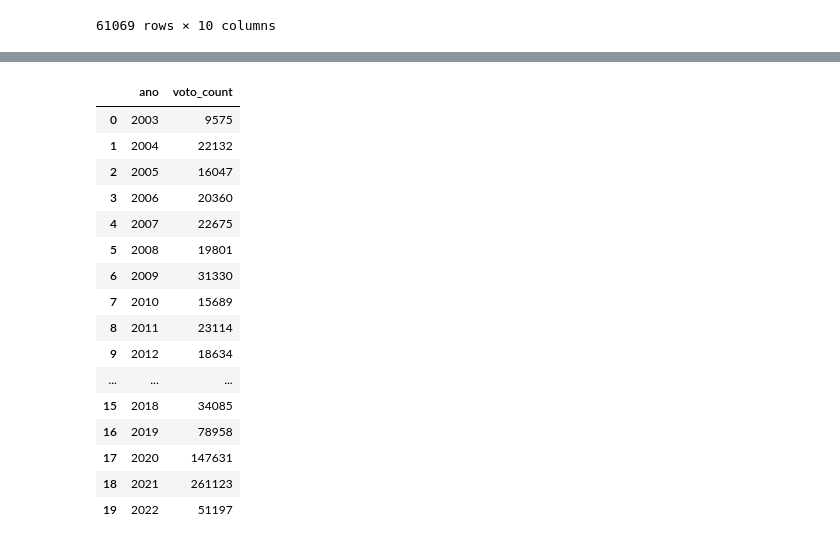
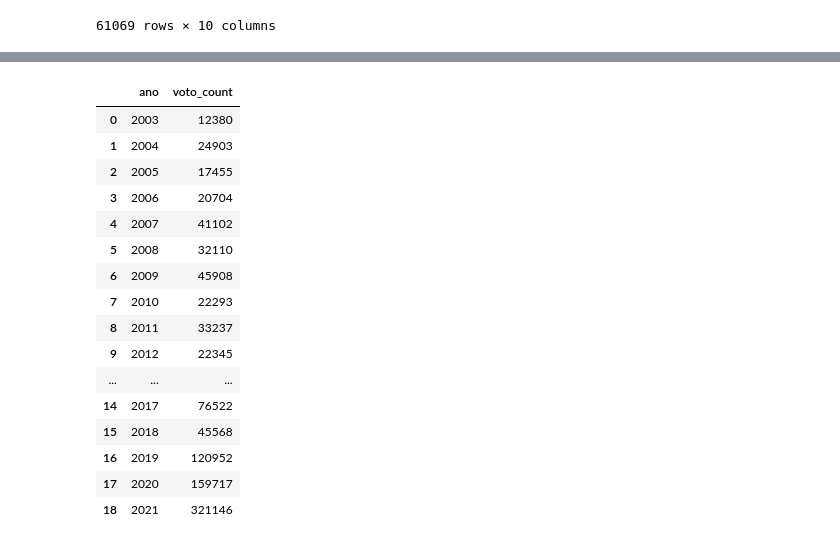
Before and after one commit to guilhermebezerrads/visualizacao-de-dados, a Jupyter notebook: Processamento & Exploração - Guilherme.ipynb, the cells around one changed output, grey strips where cells are left out. Cells and saved outputs as stored; diff of their text form; code cells hidden in the pictures.

```diff
--- a/Processamento & Exploração - Guilherme.ipynb
+++ b/Processamento & Exploração - Guilherme.ipynb
@@ -123,3 +123,7 @@ dv
 # %%
 dv.columns = ['idVotacao', 'data', 'voto', 'id', 'nome',
        'partido', 'UF', 'voto_count', 'orientacao', 'posicionamento']
+
+dv["ano"] = pd.DatetimeIndex(dv['data']).year
+
+dv = dv.query("ano > 2002")
@@ -163,21 +207,22 @@ new_dv.query("voto != orientacao and orientacao != 0")
 # %%
-votos_por_ano = new_dv.groupby(by=["ano"], as_index=False).sum().drop(["voto", "id", "orientacao"], axis=1)
+votos_por_ano = dv.groupby(by=["ano"], as_index=False).sum().drop(["voto", "id"], axis=1)
+votos_por_ano = votos_por_ano.query("ano < 2022")
 votos_por_ano
 # %% [output]
 |  | ano | voto_count |
-| 0 | 2003 | 9575 |
-| 1 | 2004 | 22132 |
-| 2 | 2005 | 16047 |
-| 3 | 2006 | 20360 |
-| 4 | 2007 | 22675 |
-| 5 | 2008 | 19801 |
-| 6 | 2009 | 31330 |
-| 7 | 2010 | 15689 |
-| 8 | 2011 | 23114 |
-| 9 | 2012 | 18634 |
+| 0 | 2003 | 12380 |
+| 1 | 2004 | 24903 |
+| 2 | 2005 | 17455 |
+| 3 | 2006 | 20704 |
+| 4 | 2007 | 41102 |
+| 5 | 2008 | 32110 |
+| 6 | 2009 | 45908 |
+| 7 | 2010 | 22293 |
+| 8 | 2011 | 33237 |
+| 9 | 2012 | 22345 |
 | ... | ... | ... |
-| 15 | 2018 | 34085 |
-| 16 | 2019 | 78958 |
-| 17 | 2020 | 147631 |
-| 18 | 2021 | 261123 |
-| 19 | 2022 | 51197 |
+| 14 | 2017 | 76522 |
+| 15 | 2018 | 45568 |
+| 16 | 2019 | 120952 |
+| 17 | 2020 | 159717 |
+| 18 | 2021 | 321146 |
```
Also changed, not shown: parts of 14 cells of this notebook, 1 other file.
